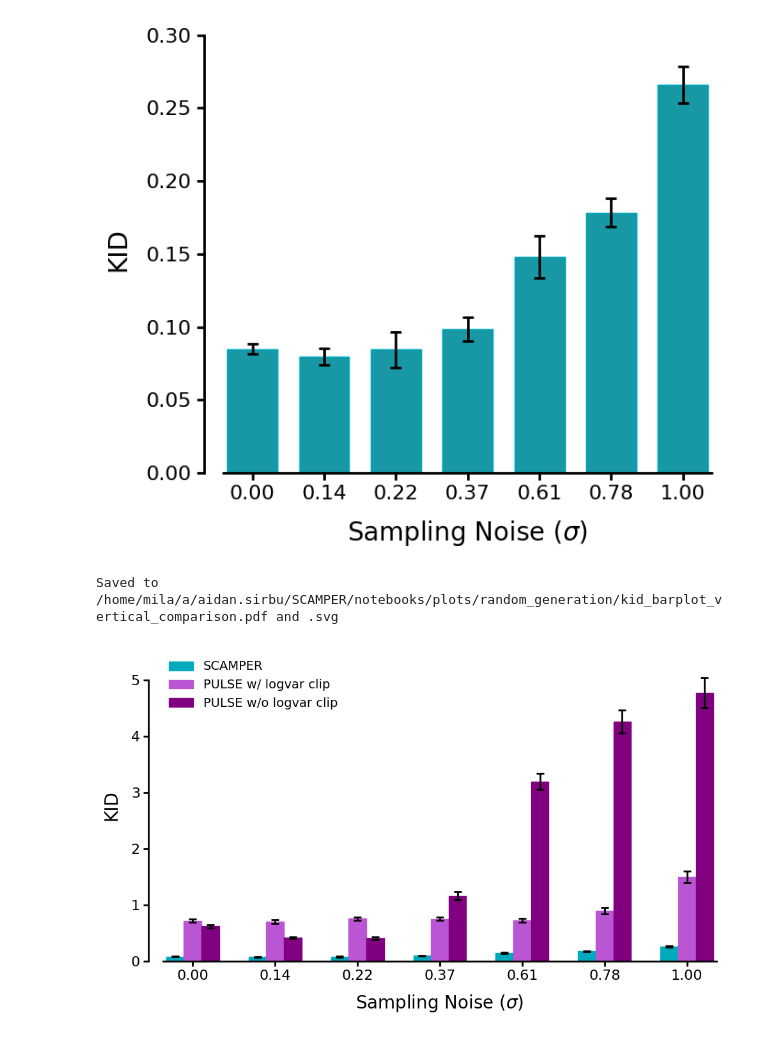
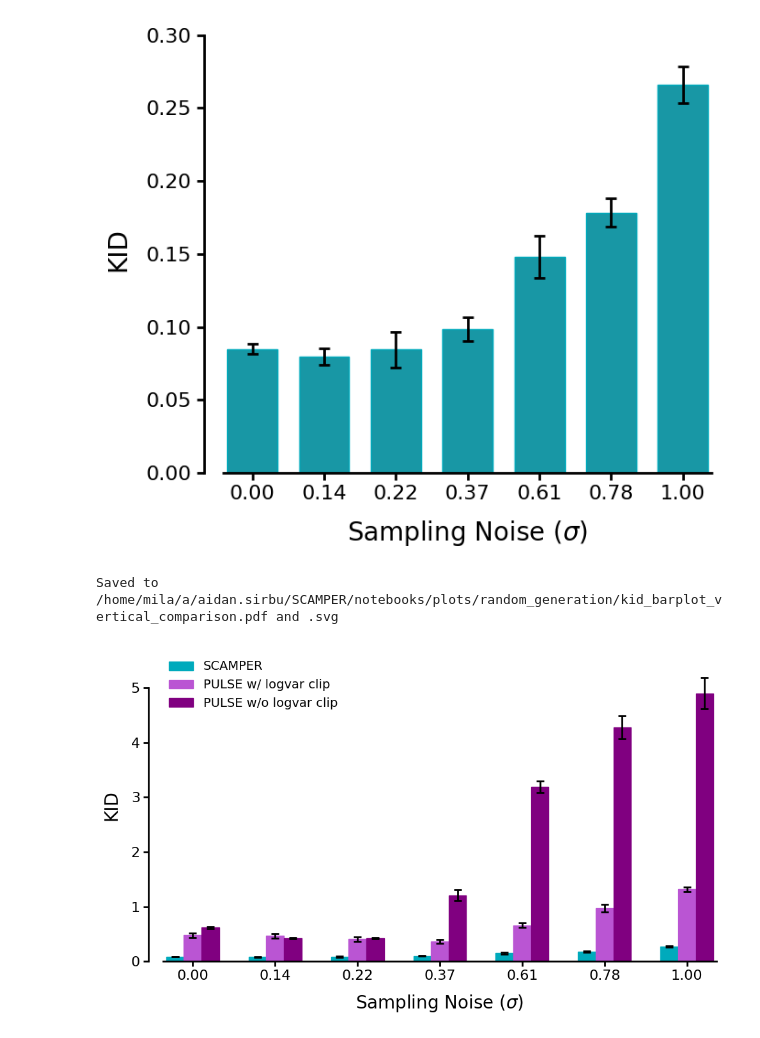
Before and after one commit to asirbu77/SCAMPER, a Jupyter notebook: notebooks/analysis/random_generation/plot_kid_results.ipynb, the cells around one changed output. Drawn from its saved outputs; the diff is of its cells as text; code cells hidden in the pictures.

```diff
--- a/notebooks/analysis/random_generation/plot_kid_results.ipynb
+++ b/notebooks/analysis/random_generation/plot_kid_results.ipynb
@@ -206,7 +206,7 @@ Saved to /home/mila/a/aidan.sirbu/SCAMPER/notebooks/plots/random_generation/kid_
 # Grouped vertical bar chart: three result sets side by side
 # PULSE w/o logvar clip
 results_path_2 = Path(
-    "/home/mila/a/aidan.sirbu/SCAMPER/data/inception_distance_results/PULSE_49/results.csv"
+    "/home/mila/a/aidan.sirbu/SCAMPER/data/inception_distance_results/PULSE_noclamp_49/results.csv"
 )
 df2 = pd.read_csv(results_path_2)
 
@@ -227,7 +227,7 @@ df2 = df2.sort_values("label")
 
 # PULSE w/ logvar clip
 results_path_3 = Path(
-    "/home/mila/a/aidan.sirbu/SCAMPER/data/inception_distance_results/PULSE_clamp_36/results.csv"
+    "/home/mila/a/aidan.sirbu/SCAMPER/data/inception_distance_results/PULSE_clamp_49/results.csv"
 )
 df3 = pd.read_csv(results_path_3)
 
@@ -340,31 +340,31 @@ ax.legend(fontsize=14, frameon=False, loc="upper left")
 sns.despine(ax=ax)
 
 # Shift the left spine to the left to create a gap between spines
 ax.spines["left"].set_position(("outward", 10))
 
 # Trim left spine to tick range (after ylim is set)
 yticks = ax.get_yticks()
 ylim = ax.get_ylim()
 yticks = [t for t in yticks if ylim[0] <= t <= ylim[1]]
 ax.spines["left"].set_bounds(yticks[0], yticks[-1])
 
 # Trim bottom spine to bar range
 ax.spines["bottom"].set_bounds(x[0] - 0.5, x[-1] + 0.5)
 
 # Thicken the remaining spines
 for spine in ["left", "bottom"]:
     ax.spines[spine].set_linewidth(2)
 
 plt.tight_layout()
 
 # Save as PDF, SVG, and PNG
 save_dir.mkdir(parents=True, exist_ok=True)
 fig.savefig(save_dir / f"{save_name_cmp}.pdf", bbox_inches="tight")
 fig.savefig(save_dir / f"{save_name_cmp}.svg", bbox_inches="tight")
 fig.savefig(save_dir / f"{save_name_cmp}.png", bbox_inches="tight")
 print(f"Saved to {save_dir / save_name_cmp}.pdf and .svg")
 
 plt.show()
 # %% [output]
 Saved to /home/mila/a/aidan.sirbu/SCAMPER/notebooks/plots/random_generation/kid_barplot_vertical_comparison.pdf and .svg
-[figure, old version]
+[figure, new version]
```
Also changed, not shown: 2 other files.
